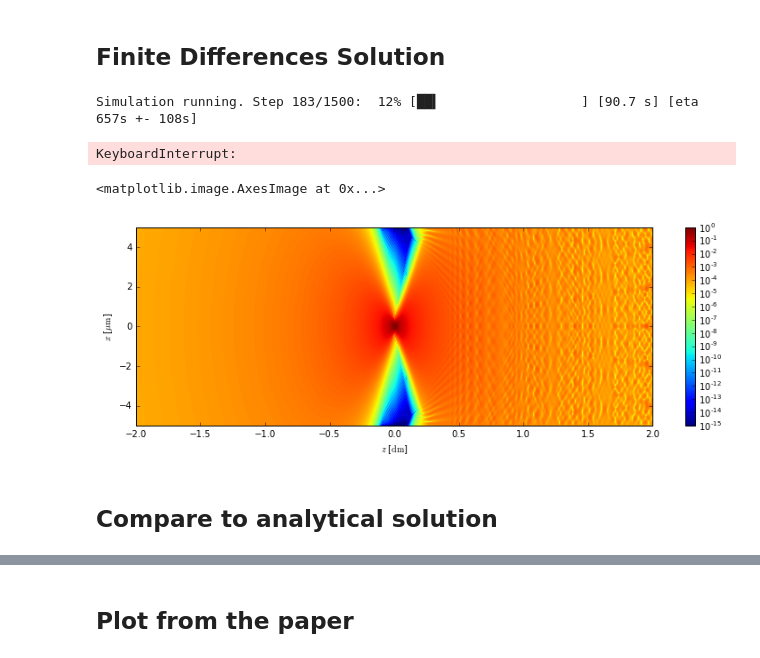
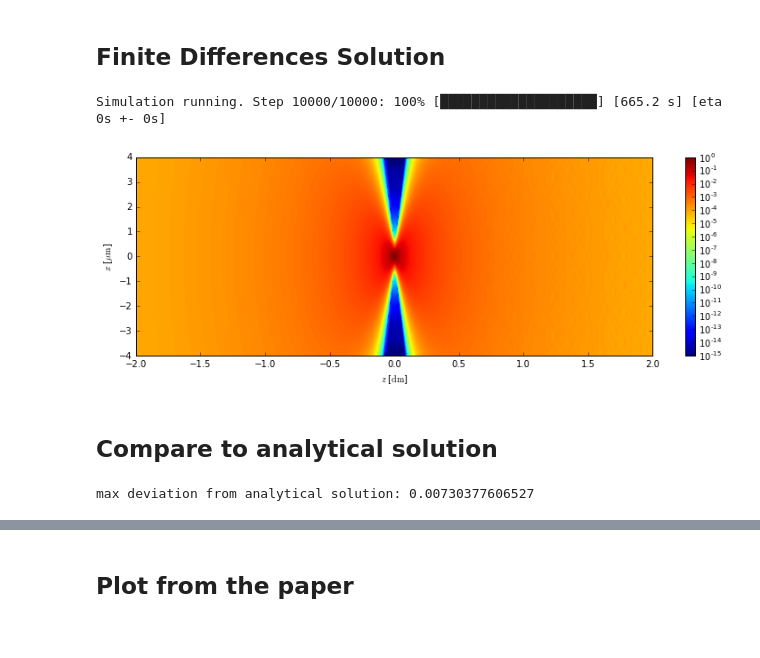
Before and after one commit to TheLartians/PyPropagate, a Jupyter notebook: notebooks/Publication/Gaussian.ipynb, the cells around one changed output, grey strips where cells are left out. Drawn from its saved outputs; the diff is of its cells as text; code cells hidden in the pictures.

```diff
--- a/notebooks/Publication/Gaussian.ipynb
+++ b/notebooks/Publication/Gaussian.ipynb
@@ -85,19 +85,17 @@ s.Nx = s.Ny = s.Nz = 1500
 # %%
 propagator = propagators.FiniteDifferencesPropagator2D(small_settings)
-fieldfd2 = propagator.run_slice()[::s.sz/1000,0]
+fieldfd2 = propagator.run_slice()[::,0]
+plot(fieldfd2,norm=LogNorm(vmin=10**-15, vmax=1),figsize=(13,4));
 # %% [output]
-Simulation running. Step 183/1500:  12% [██▍                  ] [90.7 s] [eta 657s +- 108s]
+Simulation running. Step 10000/10000: 100% [████████████████████] [665.2 s] [eta 0s +- 0s]
-KeyboardInterrupt:
+[figure, added]
-# %%
-plot(fieldfd2,norm=LogNorm(vmin=10**-15, vmax=1),figsize=(13,4))
-# %% [output]
-<matplotlib.image.AxesImage at 0x...>
-[figure, removed]
 # %% [markdown]
 ## Compare to analytical solution
 # %%
 fieldan2 = expression_to_array(g.u.subs(s.y,0),small_settings)
-abs(fieldan2 - fieldfd2).max()
+print "max deviation from analytical solution: %s" % abs(fieldan2 - fieldfd2).max()
+# %% [output]
+max deviation from analytical solution: 0.00730377606527
 # %%
 split_data2 = np.append(fieldfd2[:0].data[::2,::2],fieldan2[0:].data[::2,::2],axis=0)
 split_field2 = CoordinateNDArray(split_data2,fieldan2.bounds,fieldan2.axis,fieldan2.evaluate)
```
Also changed, not shown: parts of 8 cells of this notebook.
